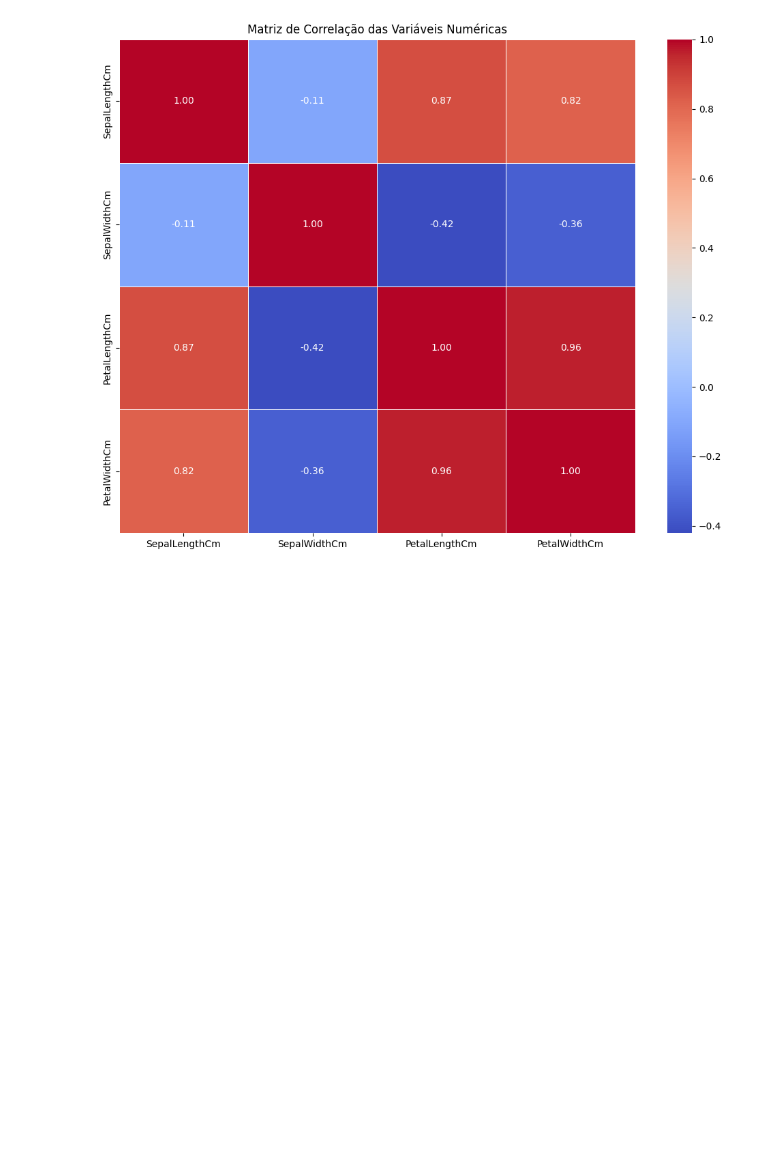
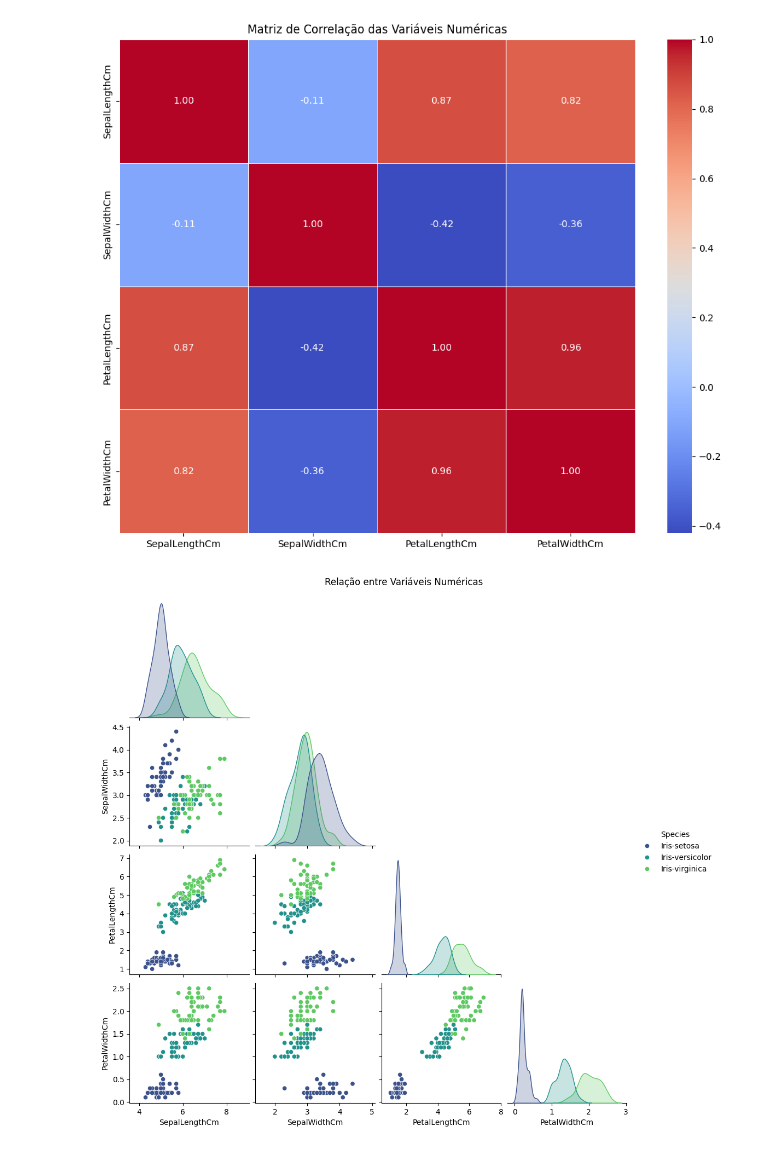
Before and after one commit to mdaefiol/clustering_classification, a Jupyter notebook: Atividade_ia.ipynb, the cells around one changed output. Drawn from its saved outputs; the diff is of its cells as text; code cells hidden in the pictures; blank space fills up the shorter version.

Commit message:
atualizado com histogramas, graficos, arvore de decisao

```diff
--- a/Atividade_ia.ipynb
+++ b/Atividade_ia.ipynb
@@ -119,3 +108,10 @@ plt.tight_layout()
 plt.show()
 # %% [output]
 [figure]
+# %%
+# Gráfico de dispersão
+sns.pairplot(df, hue="Species", palette="viridis", diag_kind="kde", corner=True)
+plt.suptitle('Relação entre Variáveis Numéricas', y=1.02)
+plt.show()
+# %% [output]
+[figure, added]
```
Also changed, not shown: parts of 11 cells of this notebook.
